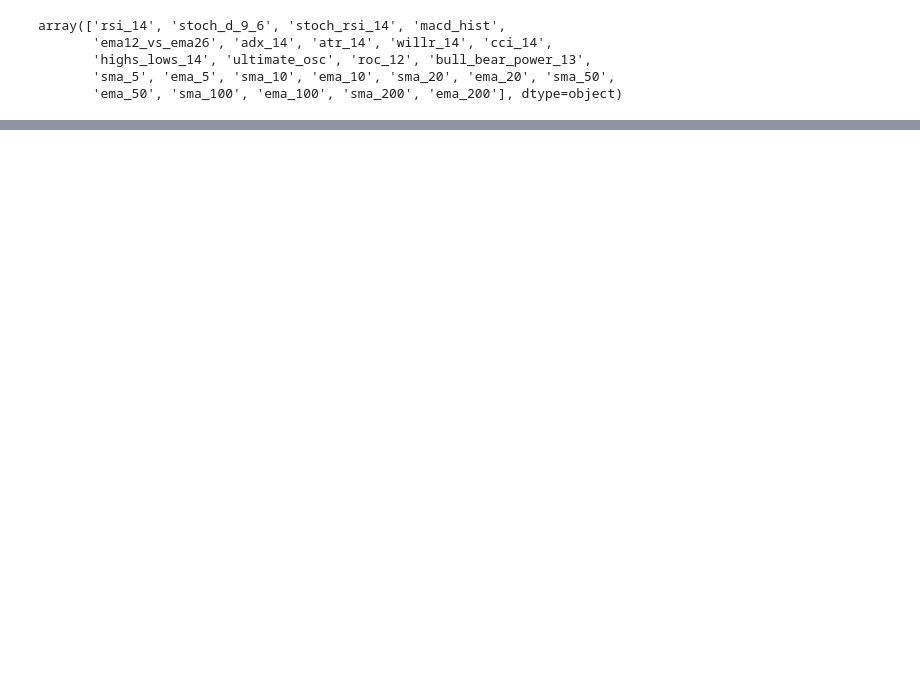
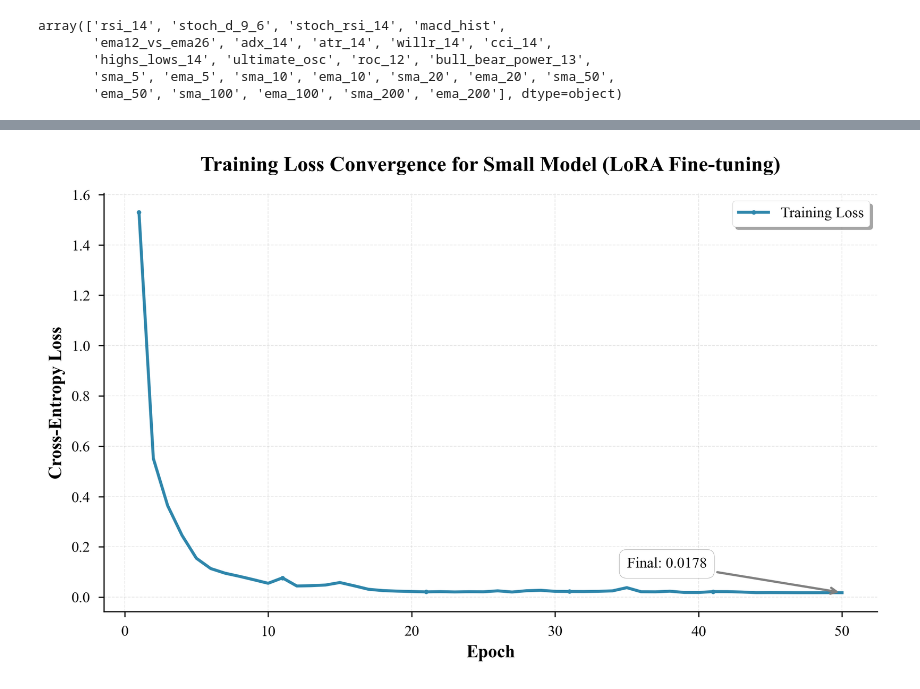
Before and after one commit to Shawn-Kim96/terminalC, a Jupyter notebook: notebooks/1.0-data_analysis.ipynb, the cells around one changed output, grey strips where cells are left out. Cells and saved outputs as stored; diff of their text form; code cells hidden in the pictures; blank space fills up the shorter version.

Commit message:
feat: finalize code with readme and executable notebook

```diff
--- a/notebooks/1.0-data_analysis.ipynb
+++ b/notebooks/1.0-data_analysis.ipynb
@@ -126,0 +118,61 @@ plt.plot(range(100), losses)
+# %%
+tl_df = pd.read_csv(f"{PROJECT_PATH}/results/training_loss.csv")
+tl_df = tl_df[:50]
+
+
+import matplotlib.pyplot as plt
+import matplotlib as mpl
+
+# Set publication-quality style
+plt.style.use('seaborn-v0_8-paper')
+mpl.rcParams['font.family'] = 'serif'
+mpl.rcParams['font.serif'] = ['Times New Roman']
+mpl.rcParams['font.size'] = 11
+mpl.rcParams['axes.labelsize'] = 12
+mpl.rcParams['axes.titlesize'] = 14
+mpl.rcParams['xtick.labelsize'] = 10
+mpl.rcParams['ytick.labelsize'] = 10
+mpl.rcParams['legend.fontsize'] = 10
+mpl.rcParams['figure.titlesize'] = 14
+
+# Create figure with higher DPI for better quality
+fig, ax = plt.subplots(figsize=(8, 5), dpi=300)
+
+# Plot with customization
+ax.plot(tl_df['epoch'], tl_df['loss'],
+        linewidth=2,
+        color='#2E86AB',  # Professional blue
+        marker='o',
+        markersize=3,
+        markevery=10,  # Show marker every 10 points
+        label='Training Loss')
+
+# Styling
+ax.set_title('Training Loss Convergence for Small Model (LoRA Fine-tuning)',
+             fontweight='bold', pad=15)
+ax.set_xlabel('Epoch', fontweight='bold')
+ax.set_ylabel('Cross-Entropy Loss', fontweight='bold')
+ax.grid(True, alpha=0.3, linestyle='--', linewidth=0.5)
+ax.spines['top'].set_visible(False)
+ax.spines['right'].set_visible(False)
+ax.legend(loc='upper right', frameon=True, shadow=True)
+
+# Add annotation for final loss
+final_epoch = tl_df['epoch'].iloc[-1]
+final_loss = tl_df['loss'].iloc[-1]
+ax.annotate(f'Final: {final_loss:.4f}',
+            xy=(final_epoch, final_loss),
+            xytext=(final_epoch-15, final_loss+0.1),
+            arrowprops=dict(arrowstyle='->', color='gray', lw=1.5),
+            fontsize=10,
+            bbox=dict(boxstyle='round,pad=0.5', facecolor='white', edgecolor='gray', alpha=0.8))
+
+plt.tight_layout()
+plt.savefig(f"{PROJECT_PATH}/results/training_loss_curve.png", dpi=300, bbox_inches='tight')
+plt.show()
+
+print(f"Initial Loss: {tl_df['loss'].iloc[0]:.4f}")
+print(f"Final Loss: {tl_df['loss'].iloc[-1]:.4f}")
+print(f"Loss Reduction: {(tl_df['loss'].iloc[0] - tl_df['loss'].iloc[-1]):.4f} ({((tl_df['loss'].iloc[0] - tl_df['loss'].iloc[-1]) / tl_df['loss'].iloc[0] * 100):.1f}%)")
+# %% [output]
+[figure, added]
```
Also changed, not shown: parts of 2 cells of this notebook, 12 other files.
